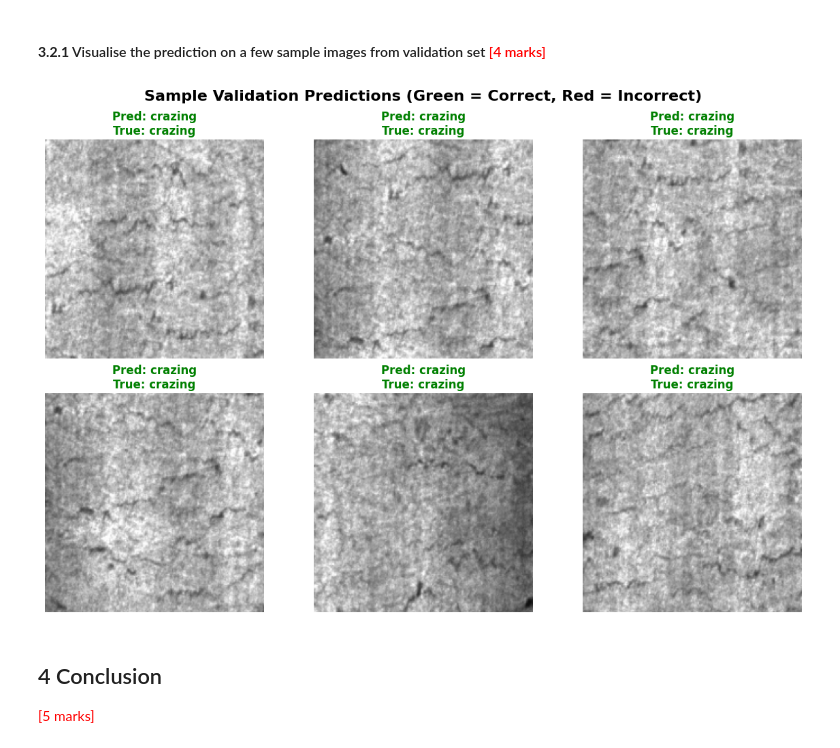
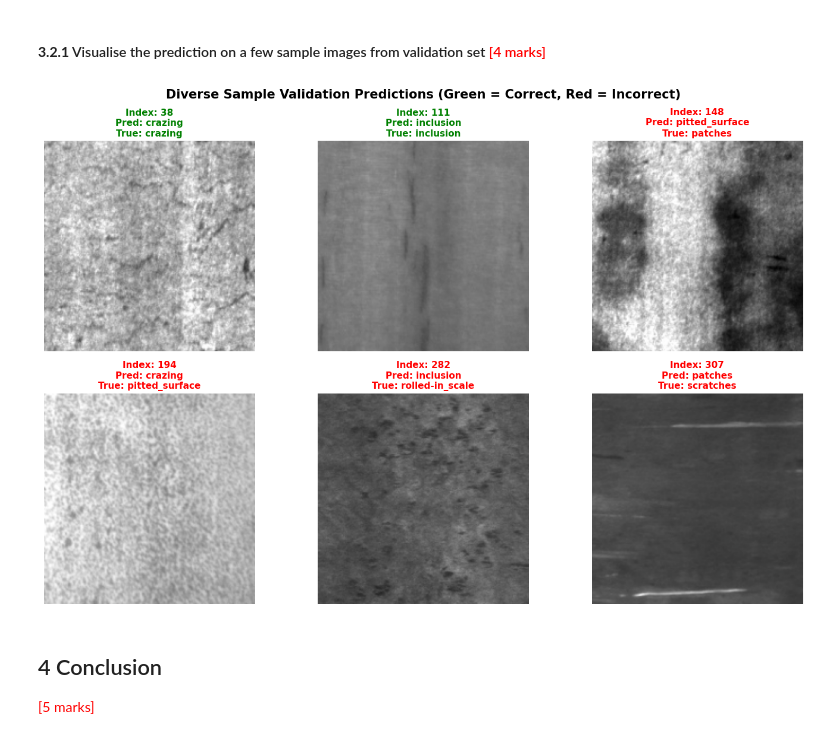
Before and after one commit to mayuresh-tungare/c7-assignment, a Jupyter notebook: Transfer_Learning_Surface_Defect_Mayuresh_Tungare.ipynb, the cells around one changed output. Saved outputs shown, nothing was run; the diff lists cells and outputs as text; code cells hidden in the pictures.

```diff
--- a/Transfer_Learning_Surface_Defect_Mayuresh_Tungare.ipynb
+++ b/Transfer_Learning_Surface_Defect_Mayuresh_Tungare.ipynb
@@ -676,7 +674,7 @@ For this multi-class classification problem, we use **accuracy** as the primary
 
 Accuracy measures the proportion of validation samples that are correctly classified by the model. Since the dataset is reasonably balanced across classes, accuracy provides a reliable indication of overall performance.
 # %%
-# Model Evaluation on the Validation Set
+# Model Evaluation on the Validation Set with Per-Class Metrics
 
 model.eval()  # Set the model to evaluation mode
 
@@ -706,11 +704,26 @@ with torch.no_grad():
 # Calculate and present final overall accuracy
 final_val_accuracy = correct_preds / total_samples
 
+# Compute dynamic per-class accuracies
+all_preds_np = np.array(all_preds)
+all_targets_np = np.array(all_targets)
+class_accuracies = {}
+
+for i, class_name in enumerate(val_dataset.classes):
+    class_mask = (all_targets_np == i)
+    total_class_samples = np.sum(class_mask)
+    correct_class_preds = np.sum((all_preds_np == i) & class_mask)
+    class_accuracies[class_name] = correct_class_preds / total_class_samples if total_class_samples > 0 else 0.0
+
 print("--- Final Validation Dataset Evaluation ---")
 print(f"Total Validation Samples: {total_samples}")
 print(f"Correctly Classified:     {correct_preds}")
 print(f"Incorrectly Classified:   {total_samples - correct_preds}")
-print(f"Overall Validation Accuracy: {final_val_accuracy:.4f} ({final_val_accuracy * 100:.2f}%)")
+print(f"Overall Validation Accuracy: {final_val_accuracy:.4f} ({final_val_accuracy * 100:.2f}%)\n")
+
+print("--- Per-Class Accuracy Analysis ---")
+for class_name, acc in class_accuracies.items():
+    print(f"Class {class_name:18s} Accuracy: {acc:.4f} ({acc * 100:.2f}%)")
 # %% [output]
 --- Final Validation Dataset Evaluation ---
 Total Validation Samples: 360
@@ -773,61 +794,75 @@ To better understand model behavior, we examine predictions at the individual im
 # %% [markdown]
 #### **3.2.1** Visualise the prediction on a few sample images from validation set <font color=red>[4 marks]</font>
 # %%
-# Visualisation of Validation Predictions
+# Visualisation of Validation Predictions across diverse classes
 
 import matplotlib.pyplot as plt
 import numpy as np
 import torch
 
 # Set model to evaluation mode
 model.eval()
 
-# Get a single batch of validation images
-images, labels = next(iter(val_loader))
+all_images = []
+all_labels = []
+all_preds = []
 
-# Move to the corresponding device
-images_dev = images.to(device)
-labels_dev = labels.to(device)
+# Gather validation predictions
+with torch.no_grad():
+    for inputs, targets in val_loader:
+        inputs_dev = inputs.to(device)
+        outputs = model(inputs_dev)
+        _, preds = torch.max(outputs, 1)
 
-# Get model predictions
-with torch.no_grad():
-    outputs = model(images_dev)
-    _, preds = torch.max(outputs, 1)
+        all_images.append(inputs.cpu())
+        all_labels.append(targets.cpu())
+        all_preds.append(preds.cpu())
 
-# Convert to numpy arrays for visualization
-images_np = images.cpu().numpy()
-labels_np = labels.numpy()
-preds_np = preds.cpu().numpy()
+# Concatenate everything
+all_images = torch.cat(all_images, dim=0).numpy()
+all_labels = torch.cat(all_labels, dim=0).numpy()
+all_preds = torch.cat(all_preds, dim=0).numpy()
+
+# Select 6 unique indices containing both correct predictions and any errors if present
+unique_classes = np.unique(all_labels)
+selected_indices = []
+
+# Pick one sample from each class
+for cls in unique_classes:
+    idx_candidates = np.where(all_labels == cls)[0]
+    if len(idx_candidates) > 0:
+        selected_indices.append(np.random.choice(idx_candidates))
+
+selected_indices = selected_indices[:6]
 
 # Reverse ImageNet normalization for display purposes
 mean = np.array([0.485, 0.456, 0.406])
 std = np.array([0.229, 0.224, 0.225])
 
-# Plot a grid of 6 sample images
-fig, axes = plt.subplots(2, 3, figsize=(12, 8))
+# Plot a grid of 6 sample images spanning multiple defect classes
+fig, axes = plt.subplots(2, 3, figsize=(14, 9))
 axes = axes.ravel()
 
-for i in range(6):
-    # Transpose back from (C, H, W) to (H, W, C) for rendering
-    img = np.transpose(images_np[i], (1, 2, 0))
+for i, idx in enumerate(selected_indices):
+    img = np.transpose(all_images[idx], (1, 2, 0))
     img = std * img + mean  # Unnormalize
     img = np.clip(img, 0, 1)  # Clip boundaries
 
-    true_class = val_dataset.classes[labels_np[i]]
-    pred_class = val_dataset.classes[preds_np[i]]
+    true_class = val_dataset.classes[all_labels[idx]]
+    pred_class = val_dataset.classes[all_preds[idx]]
 
     axes[i].imshow(img)
     axes[i].axis('off')
 
     # Color green for correct, red for incorrect predictions
     title_color = 'green' if true_class == pred_class else 'red'
-    axes[i].set_title(f"Pred: {pred_class}\nTrue: {true_class}", color=title_color, fontsize=12, fontweight='bold')
+    axes[i].set_title(f"Index: {idx}\nPred: {pred_class}\nTrue: {true_class}", color=title_color, fontsize=11, fontweight='bold')
 
-plt.suptitle("Sample Validation Predictions (Green = Correct, Red = Incorrect)", fontsize=16, fontweight='bold')
+plt.suptitle("Diverse Sample Validation Predictions (Green = Correct, Red = Incorrect)", fontsize=15, fontweight='bold')
 plt.tight_layout()
 plt.show()
 # %% [output]
-[figure, old version]
+[figure, new version]
 # %% [markdown]
 ## 4 Conclusion
 
```
Also changed, not shown: parts of 6 cells of this notebook.
